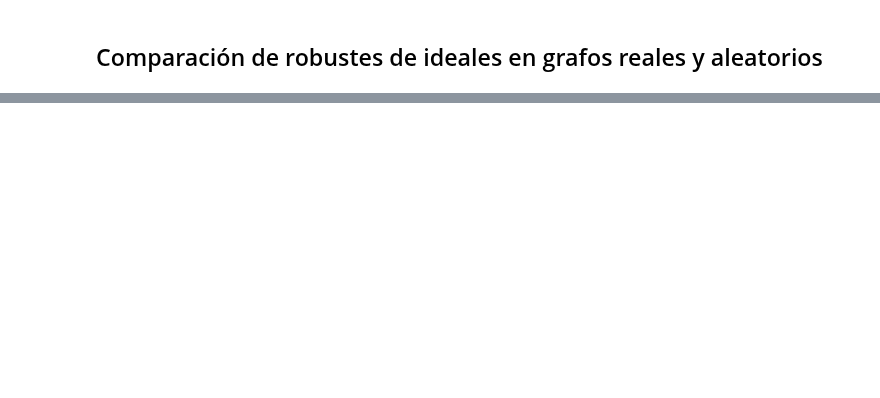
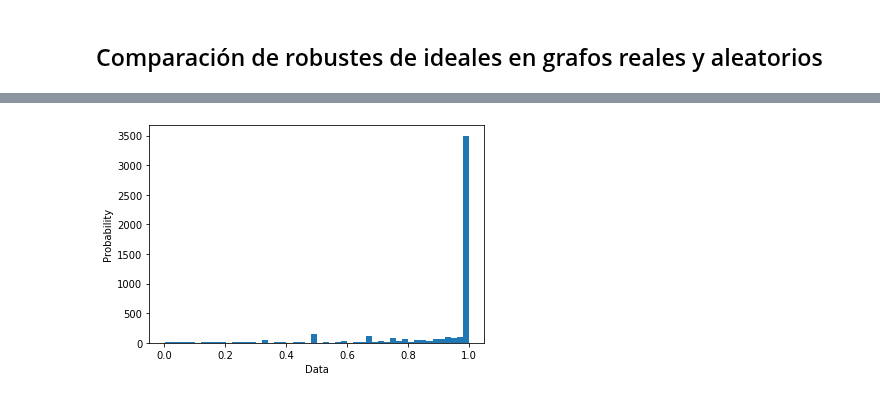
Before and after one commit to josebaboun/Alcantarillado-COVID, a Jupyter notebook: Otros archivos/Tree_generation.ipynb, the cells around one changed output, grey strips where cells are left out. Drawn from its saved outputs; the diff is of its cells as text; code cells hidden in the pictures; blank space fills up the shorter version.

```diff
--- a/Otros archivos/Tree_generation.ipynb
+++ b/Otros archivos/Tree_generation.ipynb
@@ -344,0 +437,45 @@ len(G_.nodes()), len(G_.edges())
+# %%
+G_, WTP = generate_random_graph(G_SJ, len(G.edges()), nodes_location, 0.05, 5)
+G__ = G_.copy()
+S = set()
+for origin, dest in G__.edges():
+    S.add(origin)
+    S.add(dest)
+
+S = list(S)
+id_ = {}; _id = {}; l = 0
+for u in S:
+    id_[u] = l; _id[l] = u
+    l += 1
+
+
+G_ = nx.DiGraph()
+for origin, dest in G__.edges():
+    G_.add_edge(id_[origin], id_[dest])
+    #G_.add_edge(origin, dest)
+
+Nr = l
+# %%
+nodes_Gr = list(G_.nodes())
+Nr = len(nodes_Gr)
+root = id_[WTP]
+differences_random = list()
+differences_random_1, differences_random_2, differences_random_3 = list(), list(), list()
+for i in range(len(nodes_Gr)):
+    node = nodes_Gr[i]
+    size = get_size(G_, [0] * Nr , node)
+    size_robust =  get_size_robust(G_, [0] * Nr , node)
+    if size in differences_1:
+        differences_random_1.append(size_robust / size)
+
+    if size in differences_2:
+        differences_random_2.append(size_robust / size)
+
+    if size in differences_3:
+        differences_random_3.append(size_robust / size)
+# %%
+plt.hist(differences_random_1, bins=50)  # density=False would make counts
+plt.ylabel('Probability')
+plt.xlabel('Data');
+# %% [output]
+[figure, added]
```
Also changed, not shown: parts of 22 cells of this notebook.
